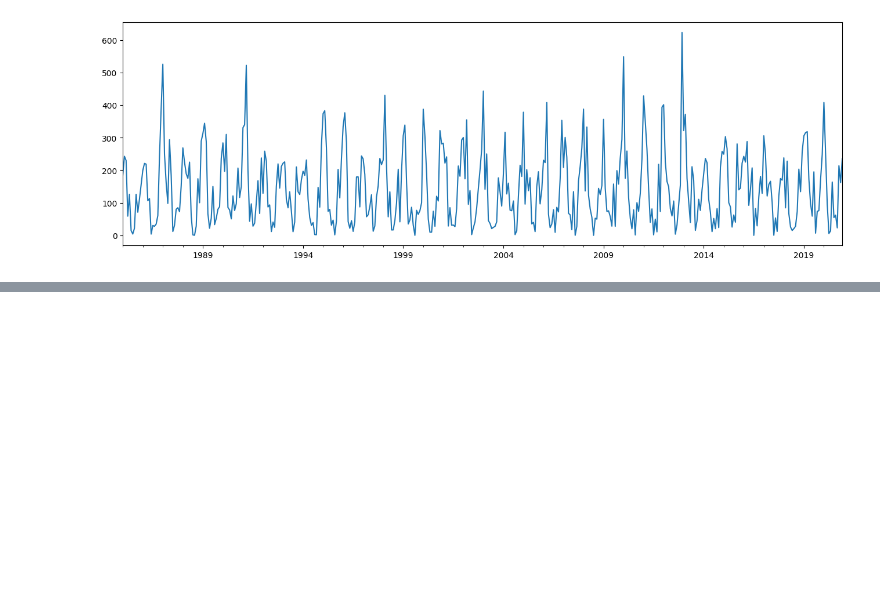
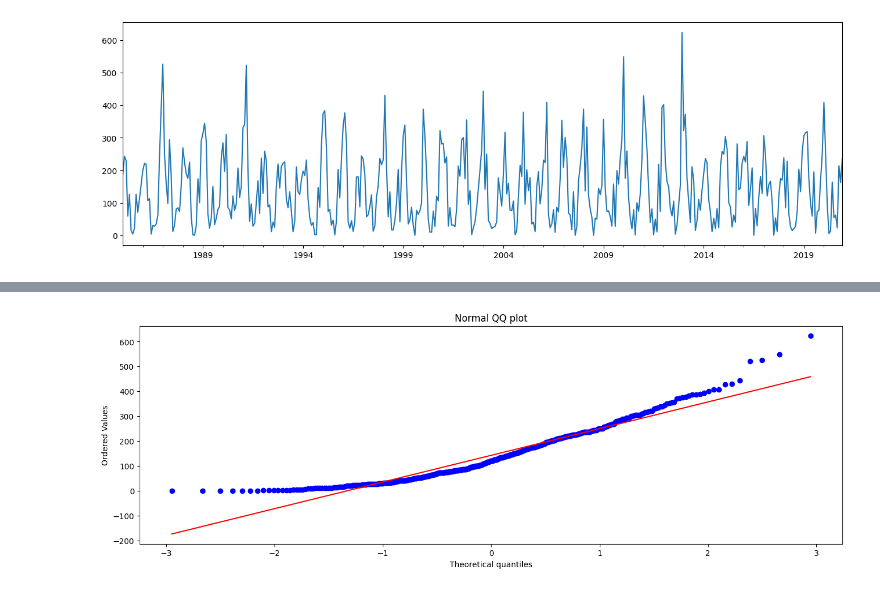
Before and after one commit to luizakuze/Cursos, a Jupyter notebook: cursos/series-temporais/modelos/projeto_chuva.ipynb, the cells around one changed output, grey strips where cells are left out. Saved outputs shown, nothing was run; the diff lists cells and outputs as text; code cells hidden in the pictures; blank space fills up the shorter version.

```diff
--- a/cursos/series-temporais/modelos/projeto_chuva.ipynb
+++ b/cursos/series-temporais/modelos/projeto_chuva.ipynb
@@ -96,0 +130,6 @@ plt.show()
+# %%
+stats.probplot(serie, dist="norm", plot=plt)
+plt.title("Normal QQ plot")
+plt.show()
+# %% [output]
+[figure, added]
```
Also changed, not shown: parts of 29 cells of this notebook.
